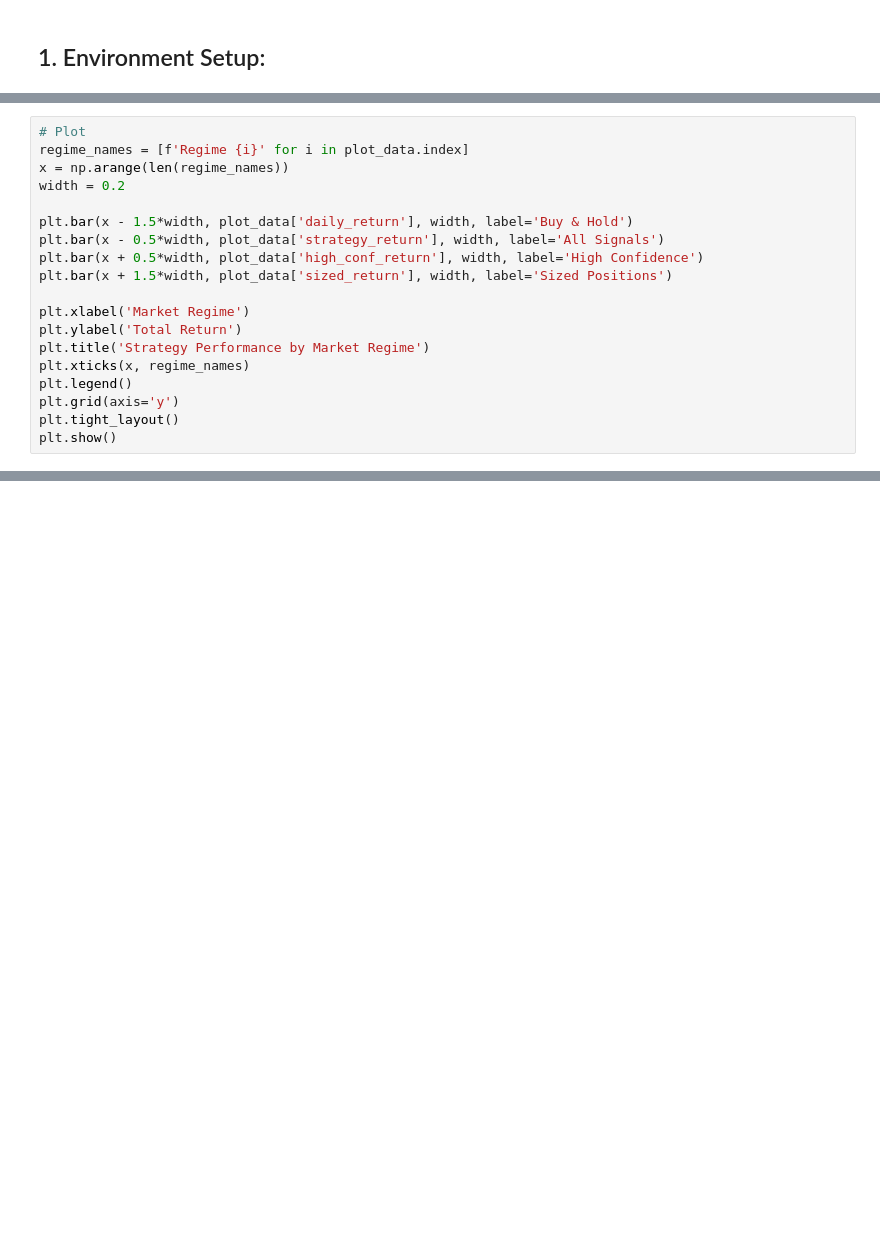
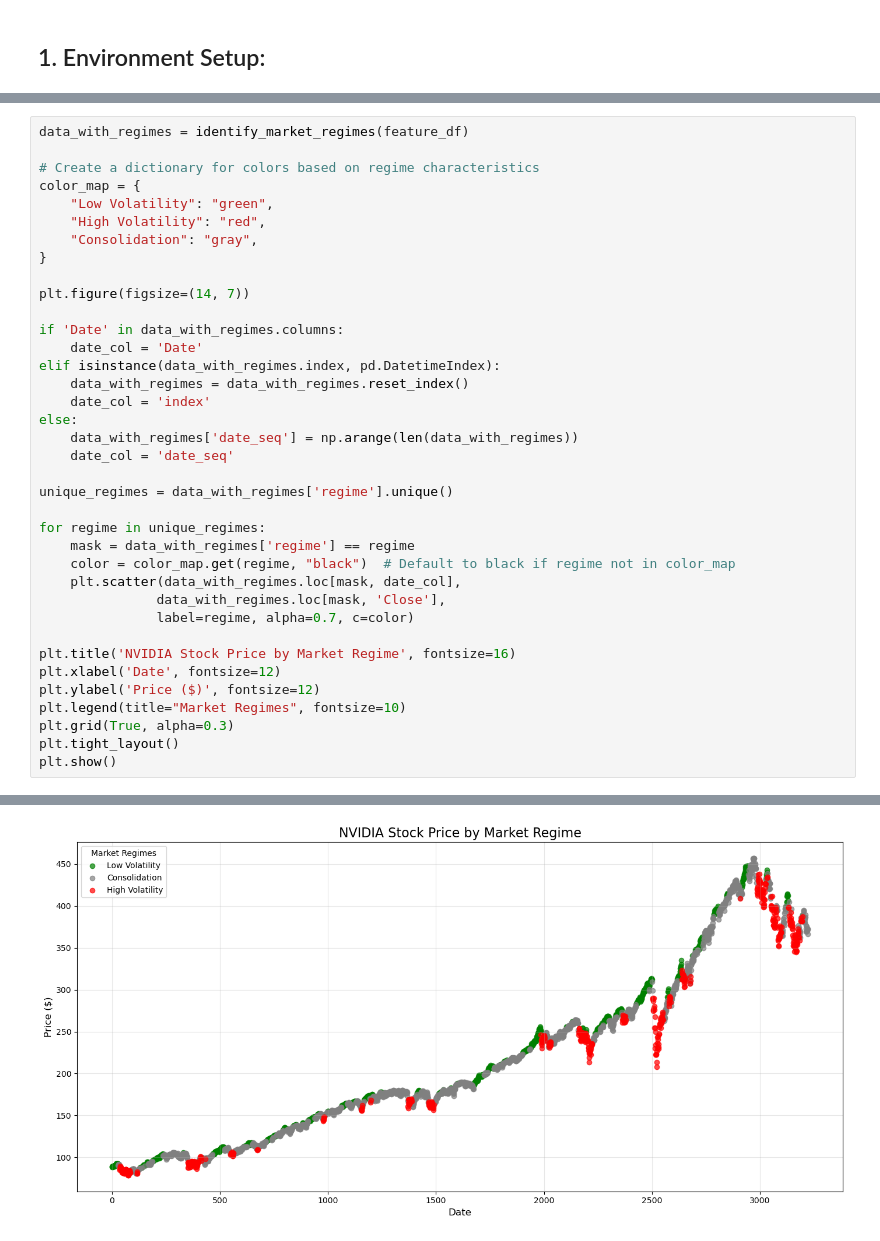
Before and after one commit to fallxns/MachineLearningPipeline, a Jupyter notebook: AIPipeline.ipynb, the cells around one changed output, grey strips where cells are left out. Drawn from its saved outputs; the diff is of its cells as text; blank space fills up the shorter version.

```diff
--- a/AIPipeline.ipynb
+++ b/AIPipeline.ipynb
@@ -1554,19 +348,0 @@ plot_data = eval_results.groupby('regime').agg({
-# %%
-# Plot
-regime_names = [f'Regime {i}' for i in plot_data.index]
-x = np.arange(len(regime_names))
-width = 0.2
-
-plt.bar(x - 1.5*width, plot_data['daily_return'], width, label='Buy & Hold')
-plt.bar(x - 0.5*width, plot_data['strategy_return'], width, label='All Signals')
-plt.bar(x + 0.5*width, plot_data['high_conf_return'], width, label='High Confidence')
-plt.bar(x + 1.5*width, plot_data['sized_return'], width, label='Sized Positions')
-
-plt.xlabel('Market Regime')
-plt.ylabel('Total Return')
-plt.title('Strategy Performance by Market Regime')
-plt.xticks(x, regime_names)
-plt.legend()
-plt.grid(axis='y')
-plt.tight_layout()
-plt.show()
@@ -1777,0 +439,38 @@ NameError: name 'summary_data' is not defined
+# %%
+data_with_regimes = identify_market_regimes(feature_df)
+
+# Create a dictionary for colors based on regime characteristics
+color_map = {
+    "Low Volatility": "green",
+    "High Volatility": "red",
+    "Consolidation": "gray",
+}
+
+plt.figure(figsize=(14, 7))
+
+if 'Date' in data_with_regimes.columns:
+    date_col = 'Date'
+elif isinstance(data_with_regimes.index, pd.DatetimeIndex):
+    data_with_regimes = data_with_regimes.reset_index()
+    date_col = 'index'
+else:
+    data_with_regimes['date_seq'] = np.arange(len(data_with_regimes))
+    date_col = 'date_seq'
+
+unique_regimes = data_with_regimes['regime'].unique()
+
+for regime in unique_regimes:
+    mask = data_with_regimes['regime'] == regime
+    color = color_map.get(regime, "black")  # Default to black if regime not in color_map
+    plt.scatter(data_with_regimes.loc[mask, date_col],
+               data_with_regimes.loc[mask, 'Close'],
+               label=regime, alpha=0.7, c=color)
+
+plt.title('NVIDIA Stock Price by Market Regime', fontsize=16)
+plt.xlabel('Date', fontsize=12)
+plt.ylabel('Price ($)', fontsize=12)
+plt.legend(title="Market Regimes", fontsize=10)
+plt.grid(True, alpha=0.3)
+plt.tight_layout()
+plt.show()
+# %% [output]
@@ -1777,0 +496 @@ NameError: name 'summary_data' is not defined
+[figure, added]
```
Also changed, not shown: parts of 99 cells of this notebook.
